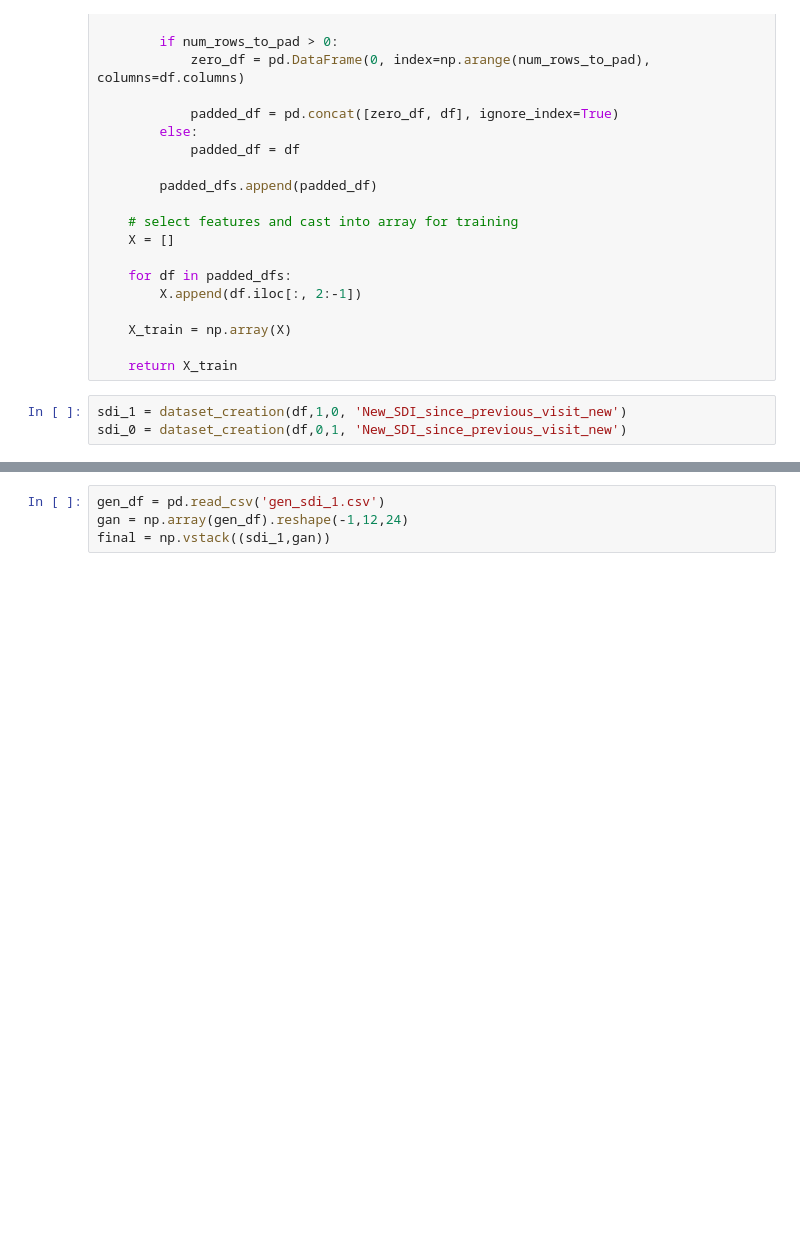
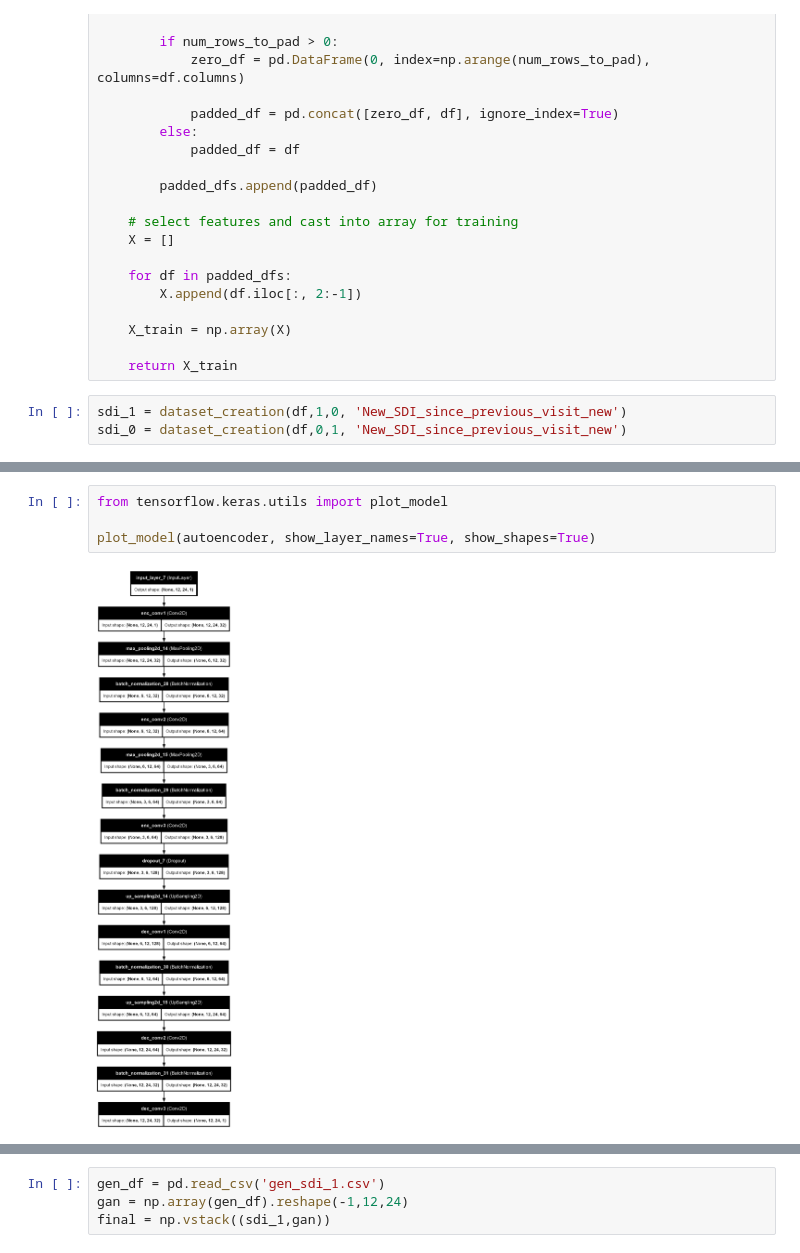
Before and after one commit to isevr/SDI, a Jupyter notebook: cae.ipynb, the cells around one changed output, grey strips where cells are left out. Saved outputs shown, nothing was run; the diff lists cells and outputs as text; blank space fills up the shorter version.

```diff
--- a/cae.ipynb
+++ b/cae.ipynb
@@ -152,6 +168,12 @@ Model: "autoencoder"
  Total params: 185,985 (726.50 KB)
  Trainable params: 185,601 (725.00 KB)
  Non-trainable params: 384 (1.50 KB)
+# %%
+from tensorflow.keras.utils import plot_model
+
+plot_model(autoencoder, show_layer_names=True, show_shapes=True)
+# %% [output]
+[figure, added]
 # %%
 history = autoencoder.fit(sdi_0, sdi_0, epochs=50)
 plt.figure(figsize=(12, 5))
```
Also changed, not shown: parts of 11 cells of this notebook, 6 other files.
